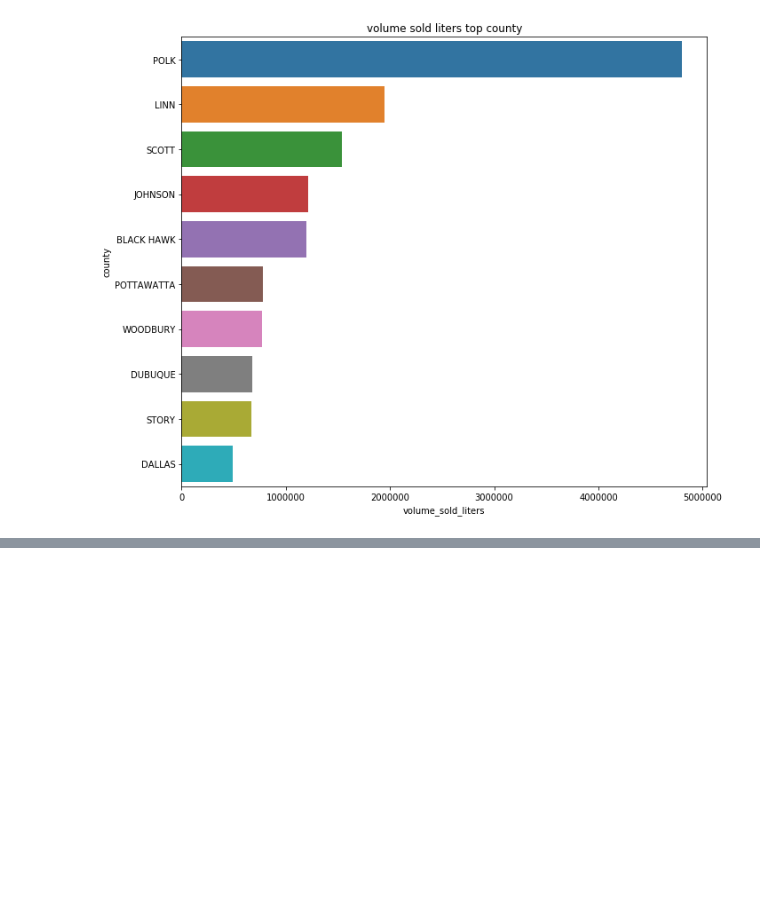
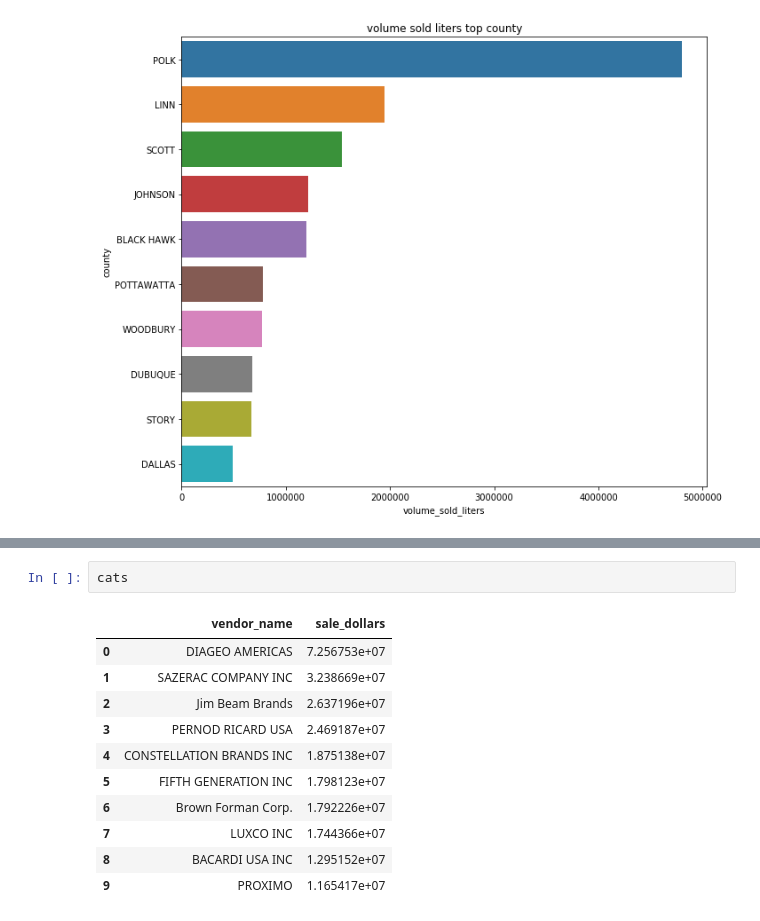
Before and after one commit to krawch1989/iowa_liquor_sales, a Jupyter notebook: main_iowa_liquor.ipynb, the cells around one changed output, grey strips where cells are left out. Drawn from its saved outputs; the diff is of its cells as text; blank space fills up the shorter version.

```diff
--- a/main_iowa_liquor.ipynb
+++ b/main_iowa_liquor.ipynb
@@ -311,0 +247,14 @@ volume_sold_gallons	FLOAT	NULLABLE	Total volume of liquor ordered in gallons. (i
+# %%
+cats
+# %% [output]
+|  | vendor_name | sale_dollars |
+| 0 | DIAGEO AMERICAS | 7.256753e+07 |
+| 1 | SAZERAC COMPANY INC | 3.238669e+07 |
+| 2 | Jim Beam Brands | 2.637196e+07 |
+| 3 | PERNOD RICARD USA | 2.469187e+07 |
+| 4 | CONSTELLATION BRANDS INC | 1.875138e+07 |
+| 5 | FIFTH GENERATION INC | 1.798123e+07 |
+| 6 | Brown Forman Corp. | 1.792226e+07 |
+| 7 | LUXCO INC | 1.744366e+07 |
+| 8 | BACARDI USA INC | 1.295152e+07 |
+| 9 | PROXIMO | 1.165417e+07 |
```
Also changed, not shown: parts of 7 cells of this notebook.
